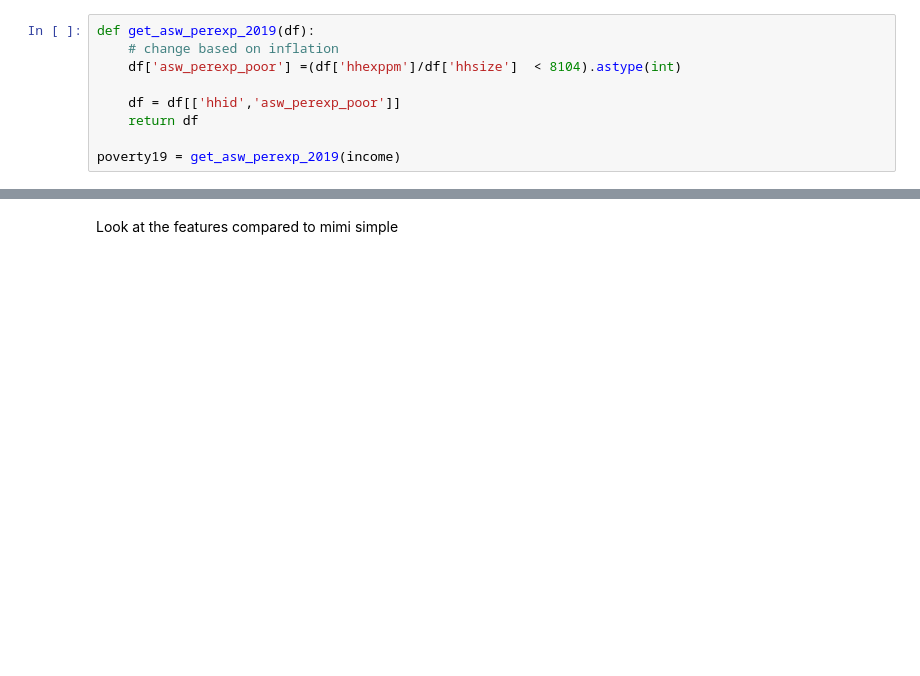
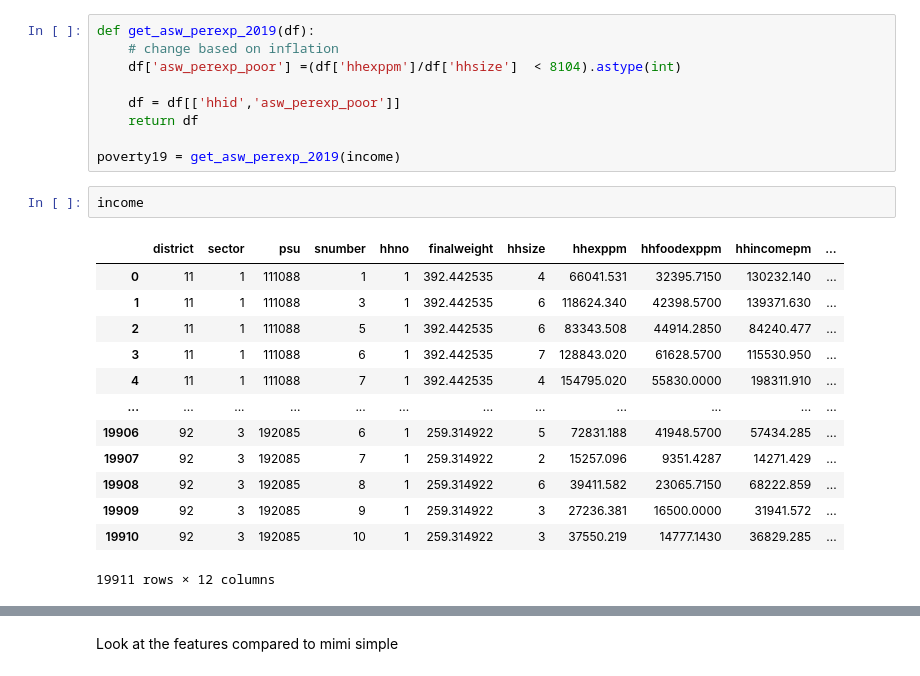
Before and after one commit to MIMI-wfp/sri_lanka, a Jupyter notebook: src/python/extra_features.ipynb, the cells around one changed output, grey strips where cells are left out. Cells and saved outputs as stored; diff of their text form; blank space fills up the shorter version.

```diff
--- a/src/python/extra_features.ipynb
+++ b/src/python/extra_features.ipynb
@@ -136,3 +179,19 @@ def get_asw_perexp_2019(df):
     return df
 
 poverty19 = get_asw_perexp_2019(income)
+# %%
+income
+# %% [output]
+|  | district | sector | psu | snumber | hhno | finalweight | hhsize | hhexppm | hhfoodexppm | hhincomepm | ... |
+| 0 | 11 | 1 | 111088 | 1 | 1 | 392.442535 | 4 | 66041.531 | 32395.7150 | 130232.140 | ... |
+| 1 | 11 | 1 | 111088 | 3 | 1 | 392.442535 | 6 | 118624.340 | 42398.5700 | 139371.630 | ... |
+| 2 | 11 | 1 | 111088 | 5 | 1 | 392.442535 | 6 | 83343.508 | 44914.2850 | 84240.477 | ... |
+| 3 | 11 | 1 | 111088 | 6 | 1 | 392.442535 | 7 | 128843.020 | 61628.5700 | 115530.950 | ... |
+| 4 | 11 | 1 | 111088 | 7 | 1 | 392.442535 | 4 | 154795.020 | 55830.0000 | 198311.910 | ... |
+| ... | ... | ... | ... | ... | ... | ... | ... | ... | ... | ... | ... |
+| 19906 | 92 | 3 | 192085 | 6 | 1 | 259.314922 | 5 | 72831.188 | 41948.5700 | 57434.285 | ... |
+| 19907 | 92 | 3 | 192085 | 7 | 1 | 259.314922 | 2 | 15257.096 | 9351.4287 | 14271.429 | ... |
+| 19908 | 92 | 3 | 192085 | 8 | 1 | 259.314922 | 6 | 39411.582 | 23065.7150 | 68222.859 | ... |
+| 19909 | 92 | 3 | 192085 | 9 | 1 | 259.314922 | 3 | 27236.381 | 16500.0000 | 31941.572 | ... |
+| 19910 | 92 | 3 | 192085 | 10 | 1 | 259.314922 | 3 | 37550.219 | 14777.1430 | 36829.285 | ... |
+19911 rows × 12 columns
```
Also changed, not shown: parts of 8 cells of this notebook, 4 other files.
